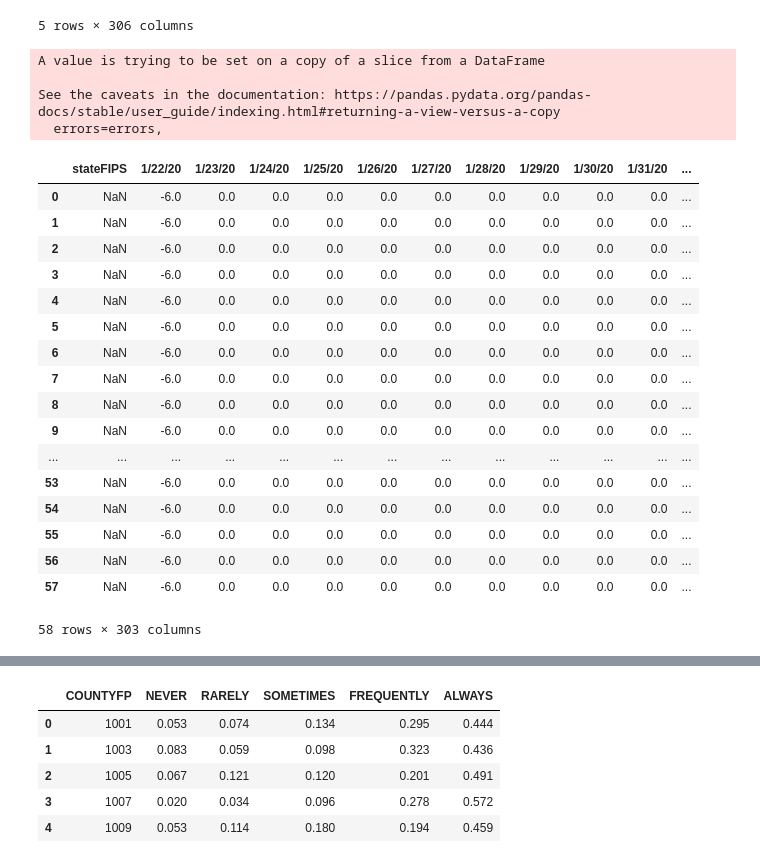
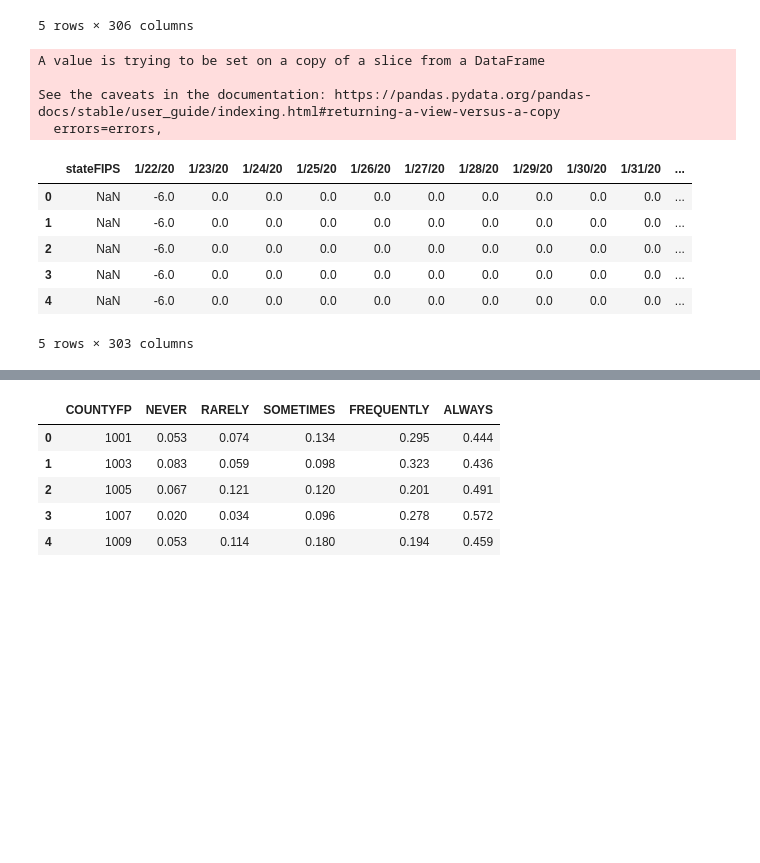
Before and after one commit to alilafzi/Coronavirus, a Jupyter notebook: California.ipynb, the cells around one changed output, grey strips where cells are left out. Cells and saved outputs as stored; diff of their text form; code cells hidden in the pictures; blank space fills up the shorter version.

```diff
--- a/California.ipynb
+++ b/California.ipynb
@@ -31,43 +29,32 @@ data_all_deaths.head(5)# have look at the firt five rows
 | 4 | 1007 | Bibb County | AL | 1 | 0 | 0 | 0 | 0 | 0 | 0 | ... |
 5 rows × 306 columns
 # %%
-# filterting the states (cal)
+#Filterting the states (CA)
 data_CA_deaths = data_all_deaths[data_all_deaths['State'].values=='CA']
 data_CA_deaths.drop(data_CA_deaths.loc[data_CA_deaths['County Name']=="Statewide Unallocated"].index, inplace=True)
 data_CA_deaths.drop(data_CA_deaths.loc[data_CA_deaths['County Name']=="Grand Princess Cruise Ship"].index, inplace=True)
 data_CA_deaths = data_CA_deaths.sort_values(by="County Name", ignore_index=True)
 data_CA_deaths = data_CA_deaths.iloc[:, 3:]
-data_CA_deaths = data_CA_deaths.diff(axis = 1) #difference
+data_CA_deaths = data_CA_deaths.diff(axis = 1) #find the new daily deaths at each date
 
 data_CA_cases = data_all_cases[data_all_cases['State'].values=='CA']
 data_CA_cases.drop(data_CA_cases.loc[data_CA_cases['County Name']=="Statewide Unallocated"].index, inplace=True)
 data_CA_cases.drop(data_CA_cases.loc[data_CA_cases['County Name']=="Grand Princess Cruise Ship"].index, inplace=True)
 data_CA_cases = data_CA_cases.sort_values(by="County Name", ignore_index=True)
 data_CA_cases = data_CA_cases.iloc[:, 3:]
-data_CA_cases = data_CA_cases.diff(axis = 1)
+data_CA_cases = data_CA_cases.diff(axis = 1) #find the new daily cases at each date
 
-data_CA_deaths
+data_CA_deaths.head()
 # %% [output]
 A value is trying to be set on a copy of a slice from a DataFrame
 
 See the caveats in the documentation: https://pandas.pydata.org/pandas-docs/stable/user_guide/indexing.html#returning-a-view-versus-a-copy
   errors=errors,
 |  | stateFIPS | 1/22/20 | 1/23/20 | 1/24/20 | 1/25/20 | 1/26/20 | 1/27/20 | 1/28/20 | 1/29/20 | 1/30/20 | 1/31/20 | ... |
 | 0 | NaN | -6.0 | 0.0 | 0.0 | 0.0 | 0.0 | 0.0 | 0.0 | 0.0 | 0.0 | 0.0 | ... |
 | 1 | NaN | -6.0 | 0.0 | 0.0 | 0.0 | 0.0 | 0.0 | 0.0 | 0.0 | 0.0 | 0.0 | ... |
 | 2 | NaN | -6.0 | 0.0 | 0.0 | 0.0 | 0.0 | 0.0 | 0.0 | 0.0 | 0.0 | 0.0 | ... |
 | 3 | NaN | -6.0 | 0.0 | 0.0 | 0.0 | 0.0 | 0.0 | 0.0 | 0.0 | 0.0 | 0.0 | ... |
 | 4 | NaN | -6.0 | 0.0 | 0.0 | 0.0 | 0.0 | 0.0 | 0.0 | 0.0 | 0.0 | 0.0 | ... |
-| 5 | NaN | -6.0 | 0.0 | 0.0 | 0.0 | 0.0 | 0.0 | 0.0 | 0.0 | 0.0 | 0.0 | ... |
-| 6 | NaN | -6.0 | 0.0 | 0.0 | 0.0 | 0.0 | 0.0 | 0.0 | 0.0 | 0.0 | 0.0 | ... |
-| 7 | NaN | -6.0 | 0.0 | 0.0 | 0.0 | 0.0 | 0.0 | 0.0 | 0.0 | 0.0 | 0.0 | ... |
-| 8 | NaN | -6.0 | 0.0 | 0.0 | 0.0 | 0.0 | 0.0 | 0.0 | 0.0 | 0.0 | 0.0 | ... |
-| 9 | NaN | -6.0 | 0.0 | 0.0 | 0.0 | 0.0 | 0.0 | 0.0 | 0.0 | 0.0 | 0.0 | ... |
-| ... | ... | ... | ... | ... | ... | ... | ... | ... | ... | ... | ... | ... |
-| 53 | NaN | -6.0 | 0.0 | 0.0 | 0.0 | 0.0 | 0.0 | 0.0 | 0.0 | 0.0 | 0.0 | ... |
-| 54 | NaN | -6.0 | 0.0 | 0.0 | 0.0 | 0.0 | 0.0 | 0.0 | 0.0 | 0.0 | 0.0 | ... |
-| 55 | NaN | -6.0 | 0.0 | 0.0 | 0.0 | 0.0 | 0.0 | 0.0 | 0.0 | 0.0 | 0.0 | ... |
-| 56 | NaN | -6.0 | 0.0 | 0.0 | 0.0 | 0.0 | 0.0 | 0.0 | 0.0 | 0.0 | 0.0 | ... |
-| 57 | NaN | -6.0 | 0.0 | 0.0 | 0.0 | 0.0 | 0.0 | 0.0 | 0.0 | 0.0 | 0.0 | ... |
-58 rows × 303 columns
+5 rows × 303 columns
 # %%
```
Also changed, not shown: parts of 16 cells of this notebook, 3 other files.
